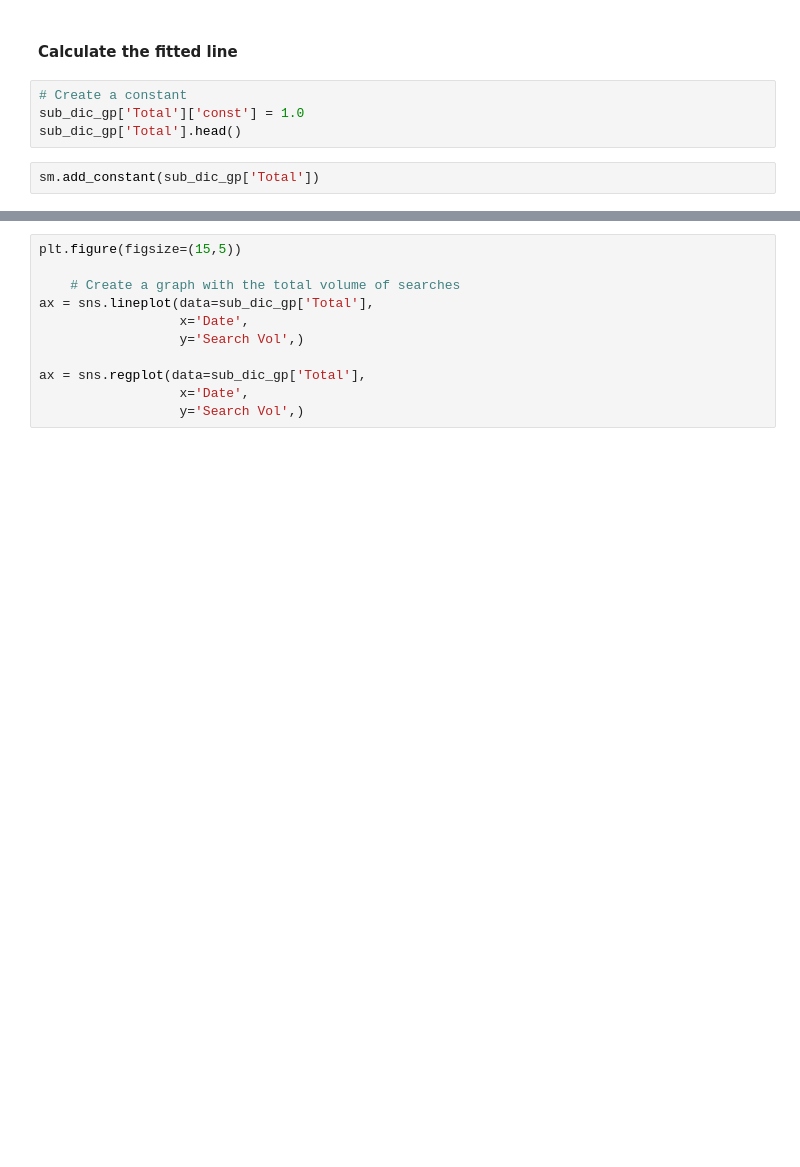
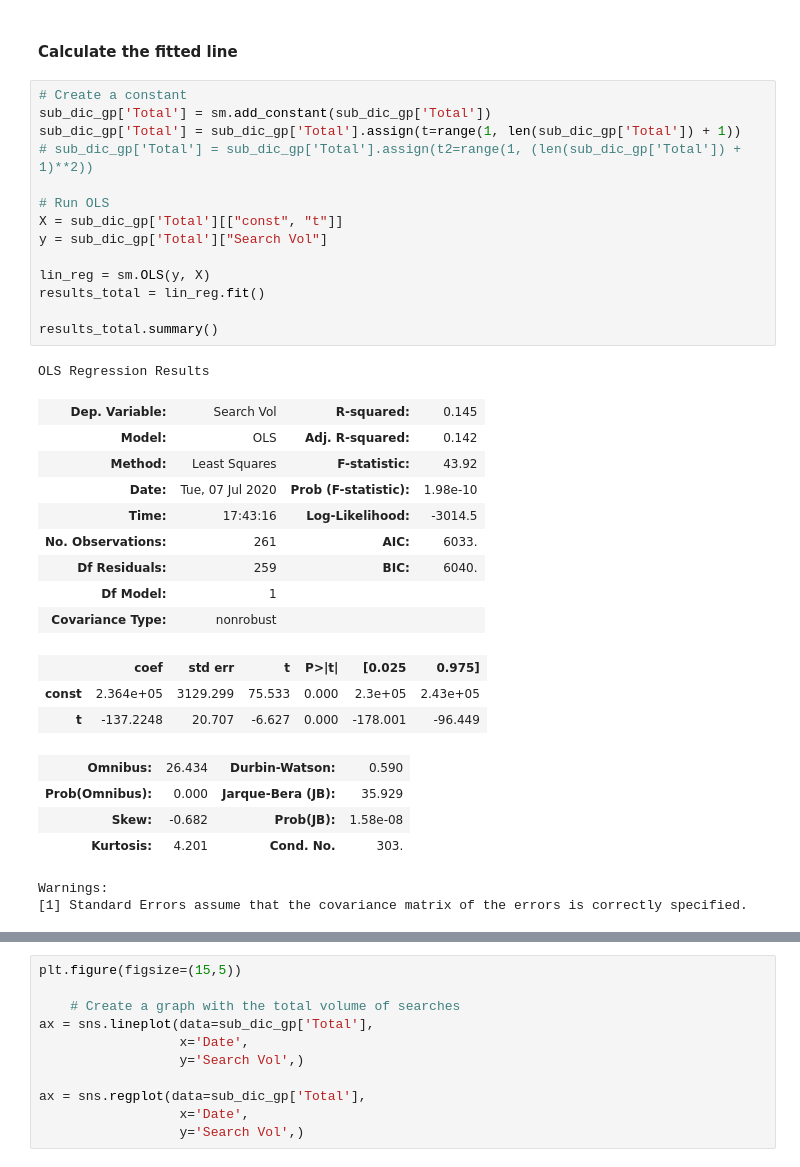
Before and after one commit to pepenunez/product-analytics, a Jupyter notebook: data-gathering.ipynb, the cells around one changed output, grey strips where cells are left out. Saved outputs shown, nothing was run; the diff lists cells and outputs as text; blank space fills up the shorter version.

```diff
--- a/data-gathering.ipynb
+++ b/data-gathering.ipynb
@@ -320,9 +320,37 @@ for sub in sub_dic:
 sub_dic_gp['Total'] = sub_dic_gp['Total'].groupby('Date', as_index=False).agg('sum')
 # %% [markdown]
 #### Calculate the fitted line
-# %%
-# Create a constant
-sub_dic_gp['Total']['const'] = 1.0
-sub_dic_gp['Total'].head()
-# %%
-sm.add_constant(sub_dic_gp['Total'])
+# %%
+# Create a constant
+sub_dic_gp['Total'] = sm.add_constant(sub_dic_gp['Total'])
+sub_dic_gp['Total'] = sub_dic_gp['Total'].assign(t=range(1, len(sub_dic_gp['Total']) + 1))
+# sub_dic_gp['Total'] = sub_dic_gp['Total'].assign(t2=range(1, (len(sub_dic_gp['Total']) + 1)**2))
+
+# Run OLS
+X = sub_dic_gp['Total'][["const", "t"]]
+y = sub_dic_gp['Total']["Search Vol"]
+
+lin_reg = sm.OLS(y, X)
+results_total = lin_reg.fit()
+
+results_total.summary()
+# %% [output]
+OLS Regression Results
+| Dep. Variable: | Search Vol | R-squared: | 0.145 |
+| Model: | OLS | Adj. R-squared: | 0.142 |
+| Method: | Least Squares | F-statistic: | 43.92 |
+| Date: | Tue, 07 Jul 2020 | Prob (F-statistic): | 1.98e-10 |
+| Time: | 17:43:16 | Log-Likelihood: | -3014.5 |
+| No. Observations: | 261 | AIC: | 6033. |
+| Df Residuals: | 259 | BIC: | 6040. |
+| Df Model: | 1 |  |  |
+| Covariance Type: | nonrobust |  |  |
+|  | coef | std err | t | P>|t| | [0.025 | 0.975] |
+| const | 2.364e+05 | 3129.299 | 75.533 | 0.000 | 2.3e+05 | 2.43e+05 |
+| t | -137.2248 | 20.707 | -6.627 | 0.000 | -178.001 | -96.449 |
+| Omnibus: | 26.434 | Durbin-Watson: | 0.590 |
+| Prob(Omnibus): | 0.000 | Jarque-Bera (JB): | 35.929 |
+| Skew: | -0.682 | Prob(JB): | 1.58e-08 |
+| Kurtosis: | 4.201 | Cond. No. | 303. |
+Warnings:
+[1] Standard Errors assume that the covariance matrix of the errors is correctly specified.
```
Also changed, not shown: parts of 2 cells of this notebook.
